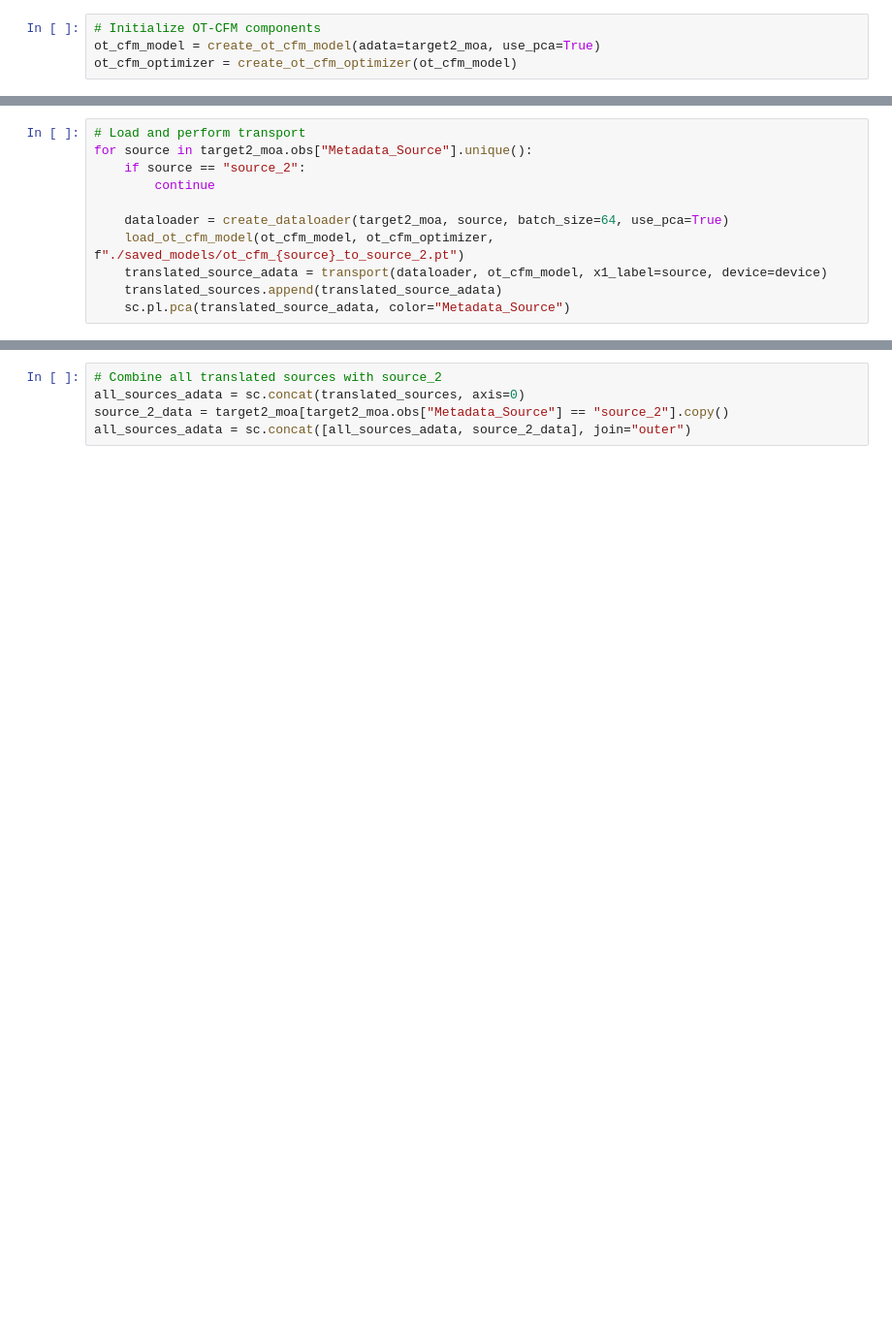
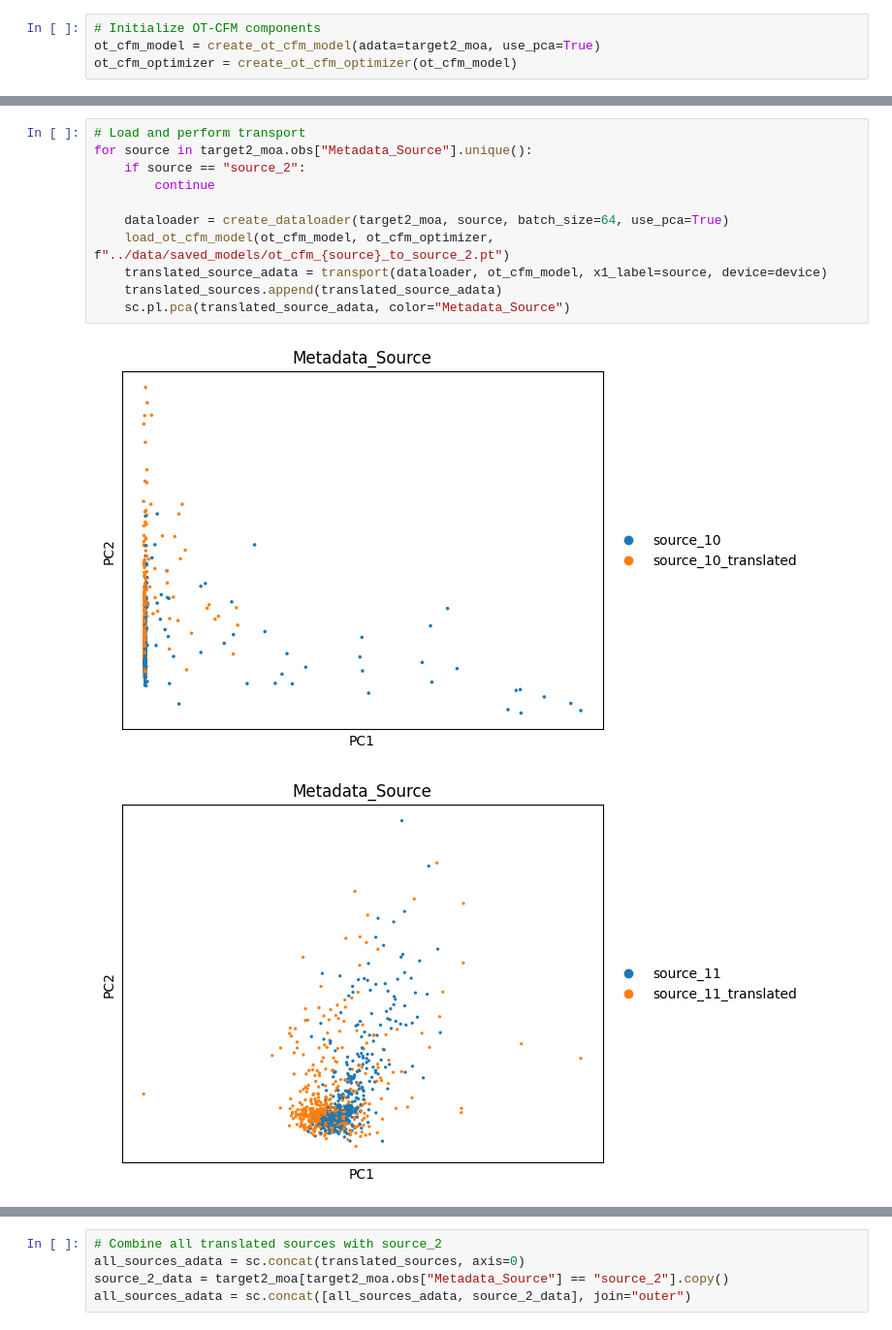
Before and after one commit to mBiocoder/OT-CFM, a Jupyter notebook: notebooks/example_run_ot_cfm.ipynb, the cells around one changed output, grey strips where cells are left out. Shown at 97% size. Drawn from its saved outputs; the diff is of its cells as text; blank space fills up the shorter version.

```diff
--- a/notebooks/example_run_ot_cfm.ipynb
+++ b/notebooks/example_run_ot_cfm.ipynb
@@ -42,11 +68,14 @@ for source in target2_moa.obs["Metadata_Source"].unique():
 # %%
 # Load and perform transport
 for source in target2_moa.obs["Metadata_Source"].unique():
     if source == "source_2":
         continue
 
     dataloader = create_dataloader(target2_moa, source, batch_size=64, use_pca=True)
-    load_ot_cfm_model(ot_cfm_model, ot_cfm_optimizer, f"./saved_models/ot_cfm_{source}_to_source_2.pt")
+    load_ot_cfm_model(ot_cfm_model, ot_cfm_optimizer, f"../data/saved_models/ot_cfm_{source}_to_source_2.pt")
     translated_source_adata = transport(dataloader, ot_cfm_model, x1_label=source, device=device)
     translated_sources.append(translated_source_adata)
     sc.pl.pca(translated_source_adata, color="Metadata_Source")
+# %% [output]
+[figure, added]
+[figure, added]
```
Also changed, not shown: parts of 11 cells of this notebook.
